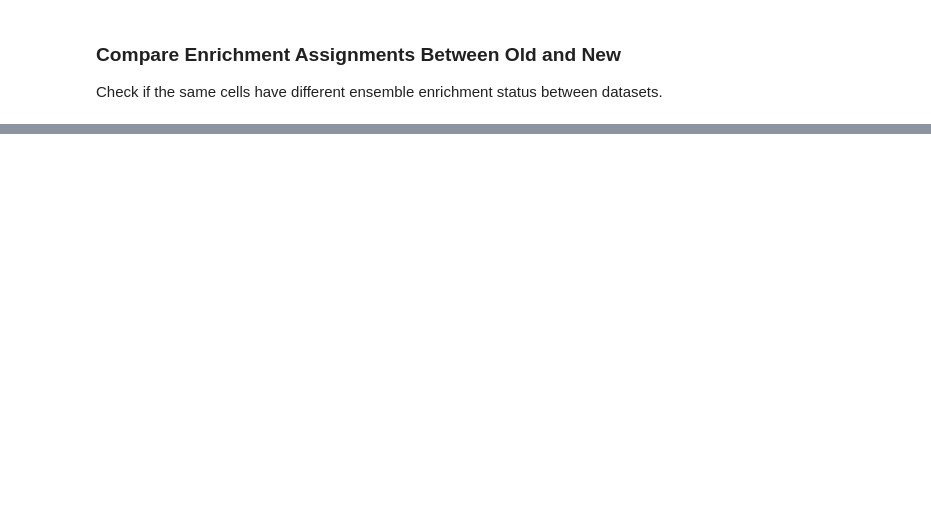
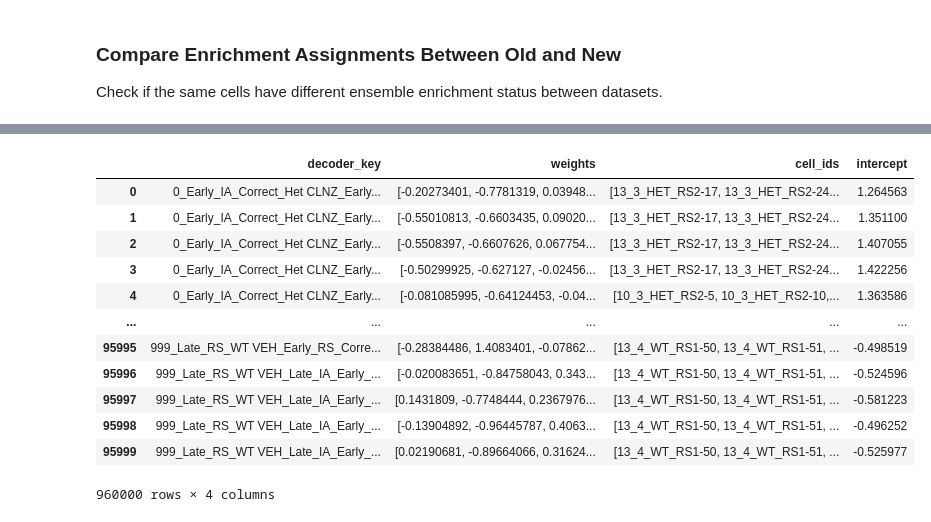
Before and after one commit to cjohnsoncruz/dlx56_mPFC_1p_SohalLab, a Jupyter notebook: code/Revisions- Figure 3-7 & Sup Figure 1-2 Plots v2_ compare CCGP.ipynb, the cells around one changed output, grey strips where cells are left out. Drawn from its saved outputs; the diff is of its cells as text; code cells hidden in the pictures; blank space fills up the shorter version.

```diff
--- a/code/Revisions- Figure 3-7 & Sup Figure 1-2 Plots v2_ compare CCGP.ipynb
+++ b/code/Revisions- Figure 3-7 & Sup Figure 1-2 Plots v2_ compare CCGP.ipynb
@@ -1862,0 +1837,16 @@ Early_RS_Correct:
+# %%
+last_run_info.weight_file_saved
+
+
+# ead parquets into a dictionary
+weight_dfs = {}
+for _, row in latest_runs.iterrows():
+    decoding_type = row['decoding_type']
+    weight_filepath = row['weight_file_saved']
+    print(f"weight filepath: {weight_filepath}")
+    if decoding_type in decoding_type_to_var:
+        var_name = decoding_type_to_var[decoding_type]
+        weight_dfs[var_name] = pd.read_parquet(weight_filepath)
+        print(f"Loaded {decoding_type} from {row['run_end_time']} ({len(weight_dfs[var_name])} rows) -> {var_name}")
+    else:
+        print(f"Warning: Unknown decoding type '{decoding_type}', skipped")
@@ -1862,0 +1862,22 @@ Early_RS_Correct:
+# %%
+
+# Unpack to standalone variables for convenience
+decode_weights = weight_dfs.get('decode_scores')
+time_weight = weight_dfs.get('time_decode_scores')
+decode_out_weights = weight_dfs.get('decode_out_distrib')
+# %%
+decode_weights
+# %% [output]
+|  | decoder_key | weights | cell_ids | intercept |
+| 0 | 0_Early_IA_Correct_Het CLNZ_Early... | [-0.20273401, -0.7781319, 0.03948... | [13_3_HET_RS2-17, 13_3_HET_RS2-24... | 1.264563 |
+| 1 | 0_Early_IA_Correct_Het CLNZ_Early... | [-0.55010813, -0.6603435, 0.09020... | [13_3_HET_RS2-17, 13_3_HET_RS2-24... | 1.351100 |
+| 2 | 0_Early_IA_Correct_Het CLNZ_Early... | [-0.5508397, -0.6607626, 0.067754... | [13_3_HET_RS2-17, 13_3_HET_RS2-24... | 1.407055 |
+| 3 | 0_Early_IA_Correct_Het CLNZ_Early... | [-0.50299925, -0.627127, -0.02456... | [13_3_HET_RS2-17, 13_3_HET_RS2-24... | 1.422256 |
+| 4 | 0_Early_IA_Correct_Het CLNZ_Early... | [-0.081085995, -0.64124453, -0.04... | [10_3_HET_RS2-5, 10_3_HET_RS2-10,... | 1.363586 |
+| ... | ... | ... | ... | ... |
+| 95995 | 999_Late_RS_WT VEH_Early_RS_Corre... | [-0.28384486, 1.4083401, -0.07862... | [13_4_WT_RS1-50, 13_4_WT_RS1-51, ... | -0.498519 |
+| 95996 | 999_Late_RS_WT VEH_Late_IA_Early_... | [-0.020083651, -0.84758043, 0.343... | [13_4_WT_RS1-50, 13_4_WT_RS1-51, ... | -0.524596 |
+| 95997 | 999_Late_RS_WT VEH_Late_IA_Early_... | [0.1431809, -0.7748444, 0.2367976... | [13_4_WT_RS1-50, 13_4_WT_RS1-51, ... | -0.581223 |
+| 95998 | 999_Late_RS_WT VEH_Late_IA_Early_... | [-0.13904892, -0.96445787, 0.4063... | [13_4_WT_RS1-50, 13_4_WT_RS1-51, ... | -0.496252 |
+| 95999 | 999_Late_RS_WT VEH_Late_IA_Early_... | [0.02190681, -0.89664066, 0.31624... | [13_4_WT_RS1-50, 13_4_WT_RS1-51, ... | -0.525977 |
+960000 rows × 4 columns
```
Also changed, not shown: parts of 54 cells of this notebook, 1 other file.
